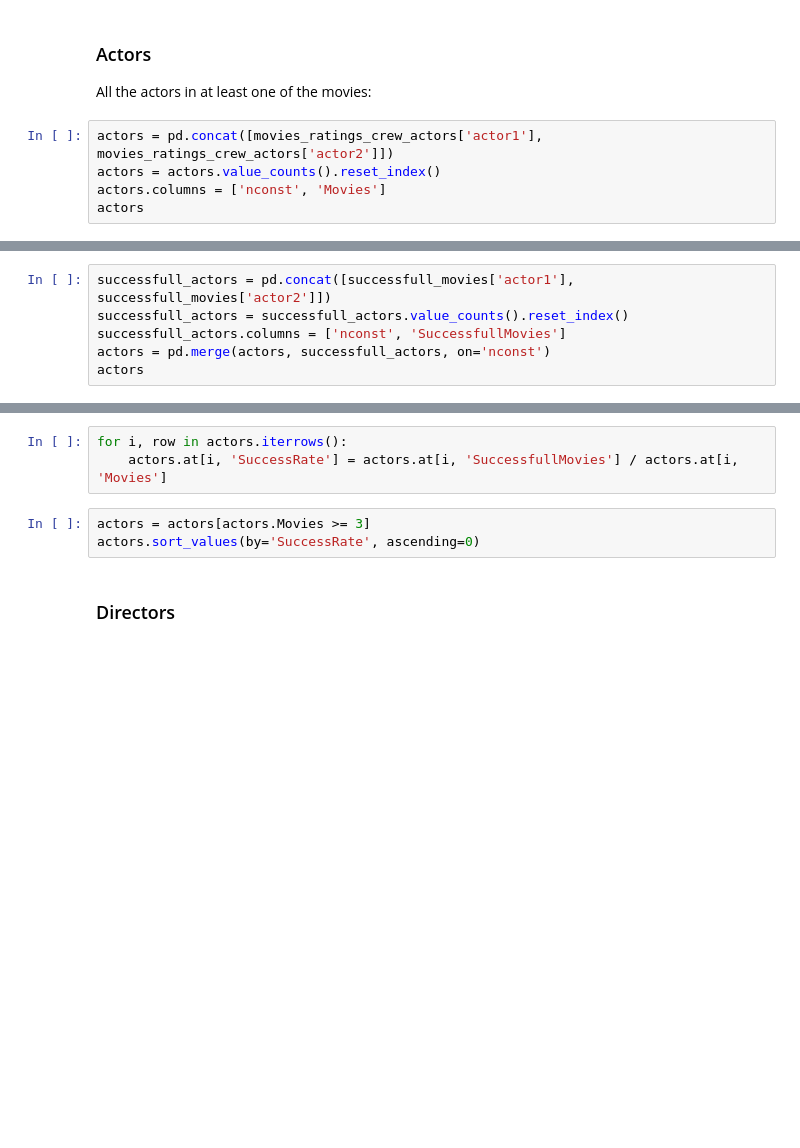
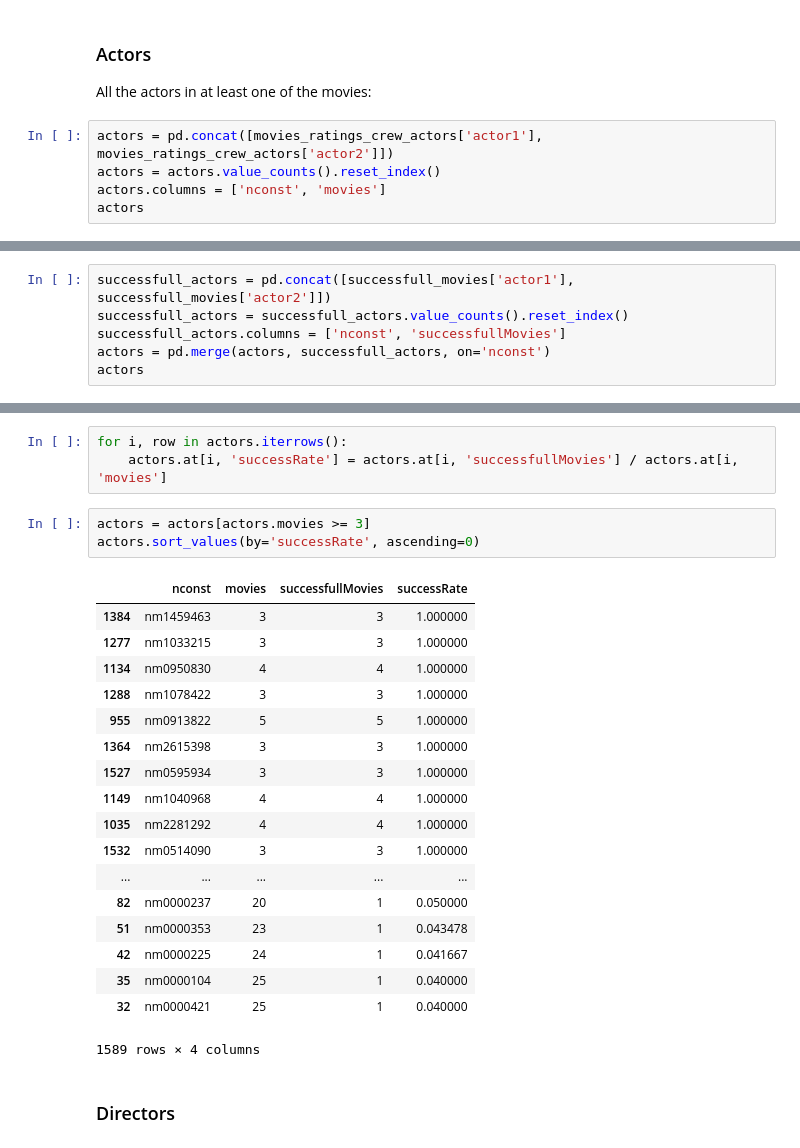
Before and after one commit to philipohlund/2IS063_project, a Jupyter notebook: Data Mining Project.ipynb, the cells around one changed output, grey strips where cells are left out. Cells and saved outputs as stored; diff of their text form; blank space fills up the shorter version.

```diff
--- a/Data Mining Project.ipynb
+++ b/Data Mining Project.ipynb
@@ -240,5 +511,5 @@ All the actors in at least one of the movies:
 # %%
 actors = pd.concat([movies_ratings_crew_actors['actor1'], movies_ratings_crew_actors['actor2']])
 actors = actors.value_counts().reset_index()
-actors.columns = ['nconst', 'Movies']
+actors.columns = ['nconst', 'movies']
 actors
@@ -248,6 +557,6 @@ successfull_movies
 # %%
 successfull_actors = pd.concat([successfull_movies['actor1'], successfull_movies['actor2']])
 successfull_actors = successfull_actors.value_counts().reset_index()
-successfull_actors.columns = ['nconst', 'SuccessfullMovies']
+successfull_actors.columns = ['nconst', 'successfullMovies']
 actors = pd.merge(actors, successfull_actors, on='nconst')
 actors
@@ -254,9 +582,28 @@ actors
 # %%
 for i, row in actors.iterrows():
-    actors.at[i, 'SuccessRate'] = actors.at[i, 'SuccessfullMovies'] / actors.at[i, 'Movies']
+    actors.at[i, 'successRate'] = actors.at[i, 'successfullMovies'] / actors.at[i, 'movies']
 # %%
-actors = actors[actors.Movies >= 3]
-actors.sort_values(by='SuccessRate', ascending=0)
+actors = actors[actors.movies >= 3]
+actors.sort_values(by='successRate', ascending=0)
+# %% [output]
+|  | nconst | movies | successfullMovies | successRate |
+| 1384 | nm1459463 | 3 | 3 | 1.000000 |
+| 1277 | nm1033215 | 3 | 3 | 1.000000 |
+| 1134 | nm0950830 | 4 | 4 | 1.000000 |
+| 1288 | nm1078422 | 3 | 3 | 1.000000 |
+| 955 | nm0913822 | 5 | 5 | 1.000000 |
+| 1364 | nm2615398 | 3 | 3 | 1.000000 |
+| 1527 | nm0595934 | 3 | 3 | 1.000000 |
+| 1149 | nm1040968 | 4 | 4 | 1.000000 |
+| 1035 | nm2281292 | 4 | 4 | 1.000000 |
+| 1532 | nm0514090 | 3 | 3 | 1.000000 |
+| ... | ... | ... | ... | ... |
+| 82 | nm0000237 | 20 | 1 | 0.050000 |
+| 51 | nm0000353 | 23 | 1 | 0.043478 |
+| 42 | nm0000225 | 24 | 1 | 0.041667 |
+| 35 | nm0000104 | 25 | 1 | 0.040000 |
+| 32 | nm0000421 | 25 | 1 | 0.040000 |
+1589 rows × 4 columns
 # %% [markdown]
 ### Directors
 # %%
```
Also changed, not shown: parts of 28 cells of this notebook.
